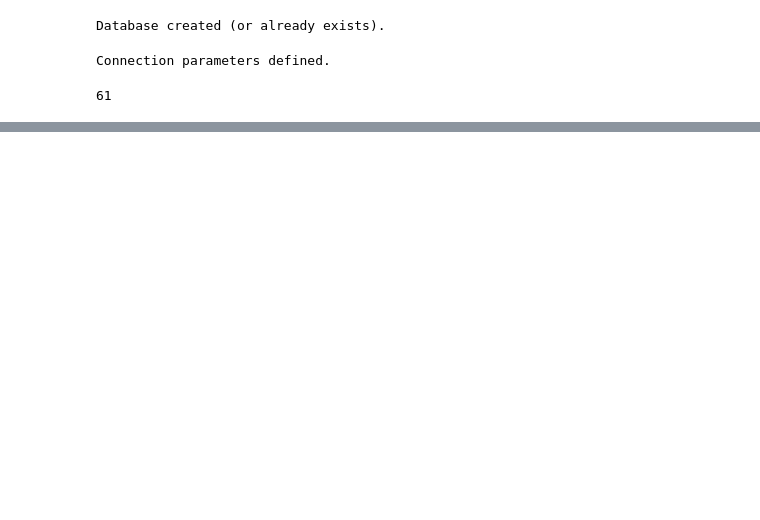
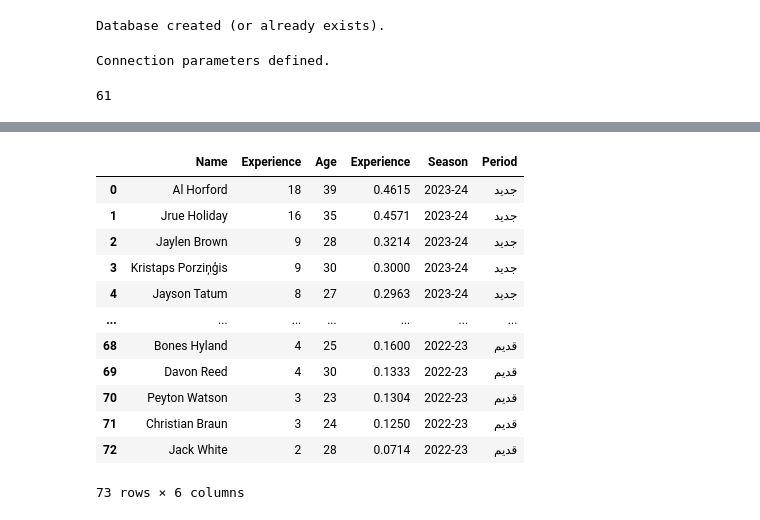
Before and after one commit to arashnaderi820-cyber/Basketball-Analytics-Quera, a Jupyter notebook: Basketball_Reference.ipynb, the cells around one changed output, grey strips where cells are left out. Cells and saved outputs as stored; diff of their text form; code cells hidden in the pictures; blank space fills up the shorter version.

```diff
--- a/Basketball_Reference.ipynb
+++ b/Basketball_Reference.ipynb
@@ -413,0 +539,19 @@ df_mjt.to_sql('michael_jordan_trophy', con=engine, if_exists='append', index=Fal
+# %%
+try:
+    with mysql.connector.connect(**config) as cnxn:
+        query = """
+            SELECT p.Name, COUNT(mjt.TrophyID) AS Trophy_Count, p.PTS
+            FROM michael_jordan_trophy mjt
+            JOIN players p ON mjt.PlayerID = p.PlayerID
+            JOIN player_positions pp ON p.PlayerID = pp.PlayerID
+            JOIN positions pos ON pp.PositionID = pos.PositionID
+            WHERE pos.PositionName = 'Point Guard'
+            GROUP BY p.PlayerID
+            ORDER BY Trophy_Count DESC;
+        """
+        pointguards = pd.read_sql(query, cnxn)
+
+    display(pointguards)
+
+except mysql.connector.Error as err:
+    print(f"Error: {err}")
@@ -413,0 +617,40 @@ df_mjt.to_sql('michael_jordan_trophy', con=engine, if_exists='append', index=Fal
+# %%
+try:
+    with mysql.connector.connect(**config) as cnxn:
+        query = """
+            SELECT
+                p.Name,
+                p.Experience,
+                p.Age,
+                (p.Experience / p.Age) AS Experience,
+                s.Season,
+                CASE
+                    WHEN s.Season IN ('2024-25', '2023-24') THEN 'جدید'
+                    ELSE 'قدیم'
+                END AS Period
+            FROM champion_players cp
+            JOIN players p ON cp.PlayerID = p.PlayerID
+            JOIN seasons s ON cp.SeasonID = s.SeasonID
+            WHERE s.Season IN ('2024-25', '2023-24', '2022-23', '2021-22')
+            ORDER BY Period, s.Season, Experience DESC;
+        """
+        skill = pd.read_sql(query, cnxn)
+
+    display(skill)
+
+except mysql.connector.Error as err:
+    print(f"Error: {err}")
+# %% [output]
+|  | Name | Experience | Age | Experience | Season | Period |
+| 0 | Al Horford | 18 | 39 | 0.4615 | 2023-24 | جدید |
+| 1 | Jrue Holiday | 16 | 35 | 0.4571 | 2023-24 | جدید |
+| 2 | Jaylen Brown | 9 | 28 | 0.3214 | 2023-24 | جدید |
+| 3 | Kristaps Porziņģis | 9 | 30 | 0.3000 | 2023-24 | جدید |
+| 4 | Jayson Tatum | 8 | 27 | 0.2963 | 2023-24 | جدید |
+| ... | ... | ... | ... | ... | ... | ... |
+| 68 | Bones Hyland | 4 | 25 | 0.1600 | 2022-23 | قدیم |
+| 69 | Davon Reed | 4 | 30 | 0.1333 | 2022-23 | قدیم |
+| 70 | Peyton Watson | 3 | 23 | 0.1304 | 2022-23 | قدیم |
+| 71 | Christian Braun | 3 | 24 | 0.1250 | 2022-23 | قدیم |
+| 72 | Jack White | 2 | 28 | 0.0714 | 2022-23 | قدیم |
+73 rows × 6 columns
```
Also changed, not shown: parts of 13 cells of this notebook.
